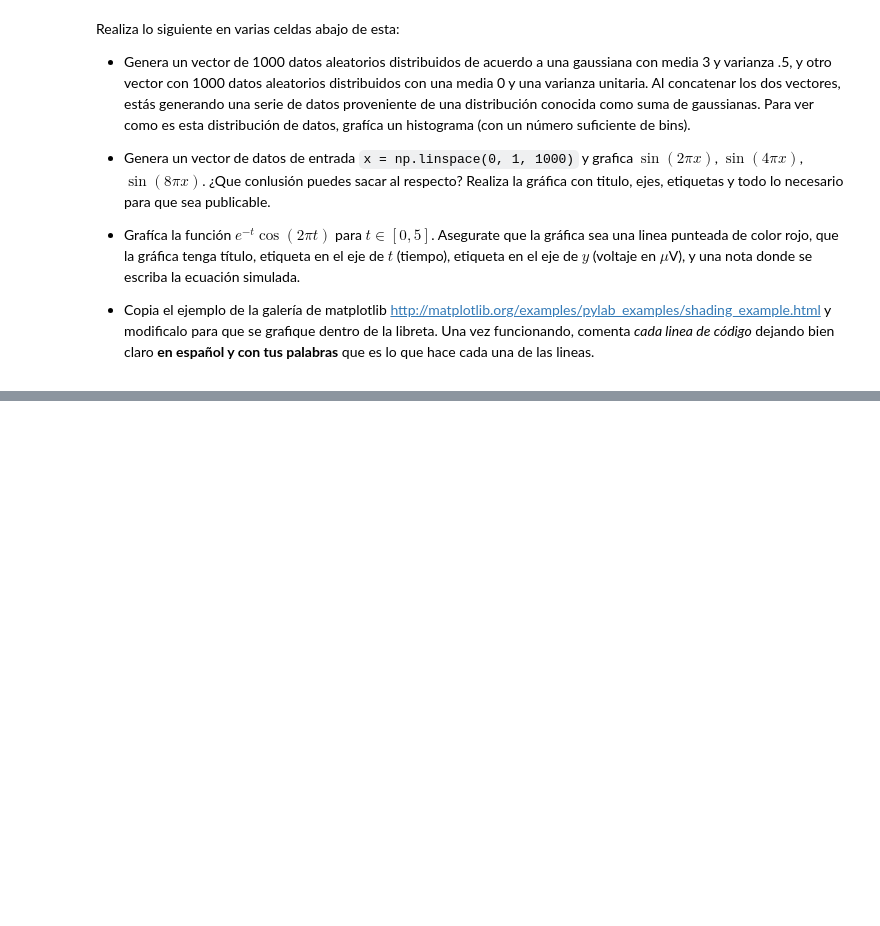
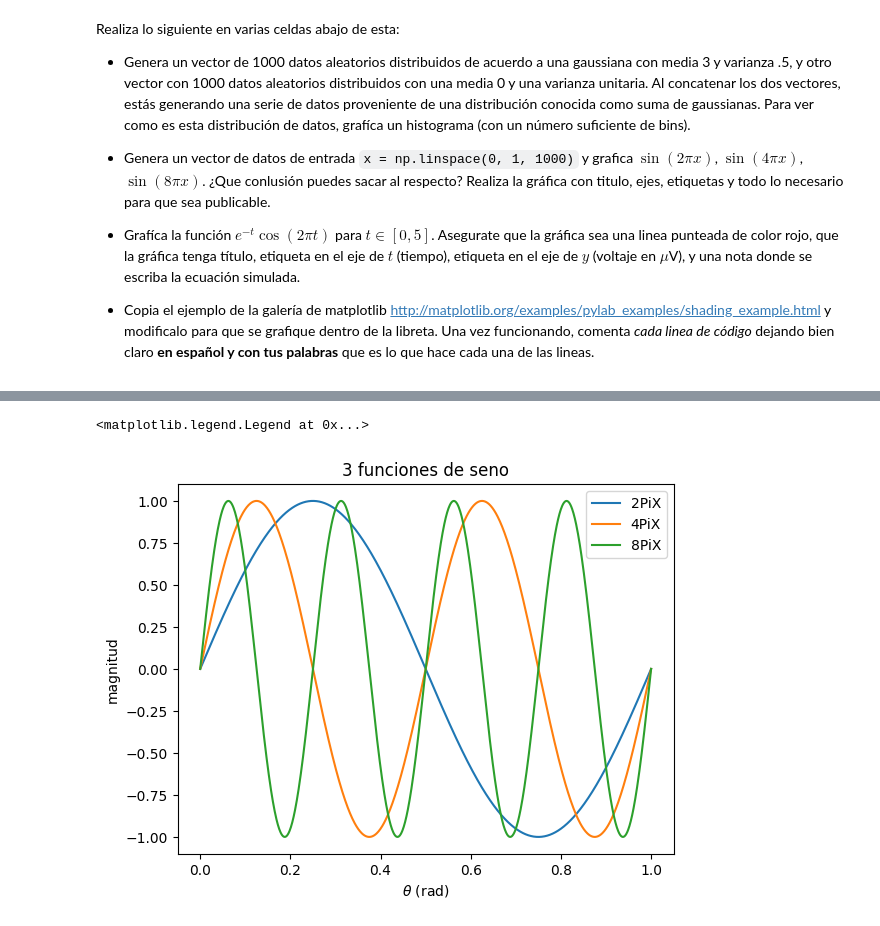
Before and after one commit to 3dgrapes/LibretasIntroducci-n, a Jupyter notebook: assets/libretas/Introducción a Numpy y Matplotlib.ipynb, the cells around one changed output, grey strips where cells are left out. Saved outputs shown, nothing was run; the diff lists cells and outputs as text; code cells hidden in the pictures; blank space fills up the shorter version.

```diff
--- a/assets/libretas/Introducción a Numpy y Matplotlib.ipynb
+++ b/assets/libretas/Introducción a Numpy y Matplotlib.ipynb
@@ -579,0 +604,21 @@ Realiza lo siguiente en varias celdas abajo de esta:
+# %%
+# Problema 2
+
+x = np.linspace(0, 1, 1000)
+
+plt.plot(x, np.sin(2 * np.pi * x), label='2PiX')
+plt.plot(x, np.sin(4 * np.pi * x), label='4PiX')
+plt.plot(x, np.sin(8 * np.pi * x), label='8PiX')
+
+plt.title("3 funciones de seno")
+plt.xlabel(r"$\theta$ (rad)")
+plt.ylabel("magnitud")
+
+plt.legend(loc=0)
+
+# Lo que se puede observar es de que el periodo de la onda incrementa cuando se multiplica por numeros más grandes.
+# Además, por más grande o pequeña que este una onda, siempre y cuando este multiplicada por un número par, todas van a interseccionar.
+# En algún punto.
+# %% [output]
+<matplotlib.legend.Legend at 0x...>
+[figure, added]
```
Also changed, not shown: parts of 9 cells of this notebook.
